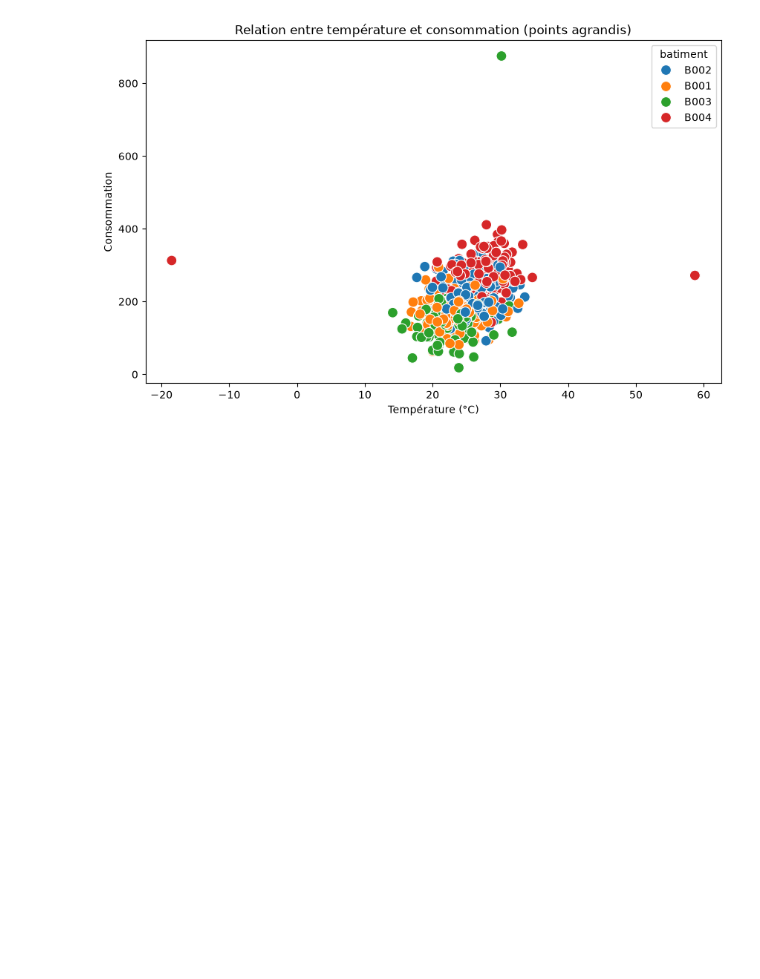
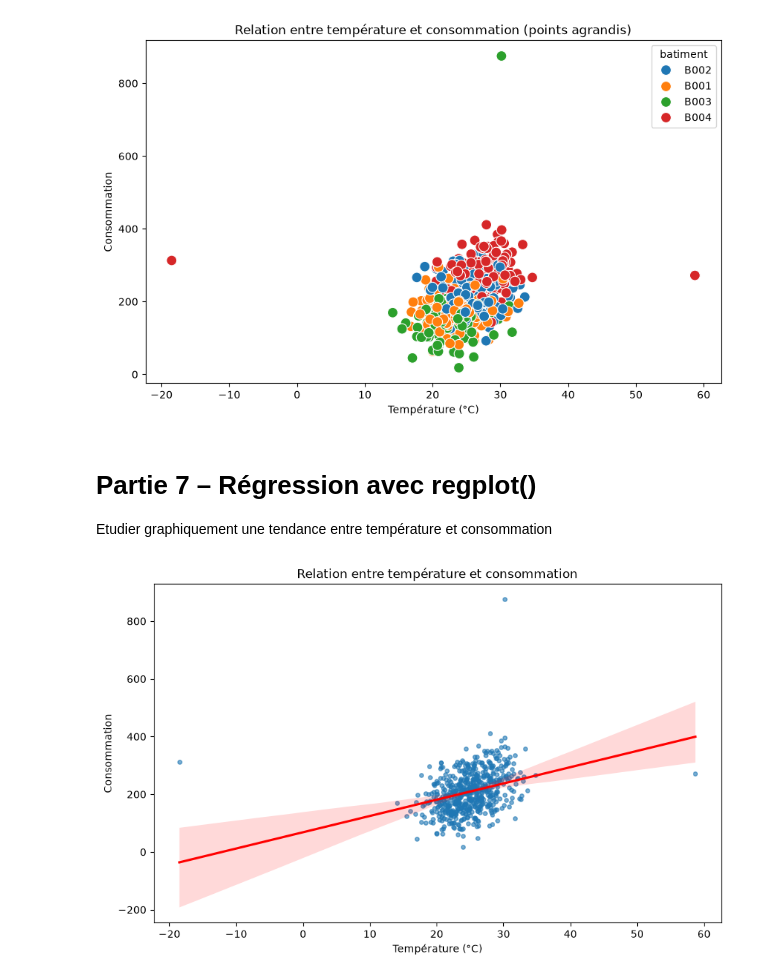
Before and after one commit to Atou-D10/atelier_seaborn_iot, a Jupyter notebook: notebooks/atelier_seaborn_iot.ipynb, the cells around one changed output. Saved outputs shown, nothing was run; the diff lists cells and outputs as text; code cells hidden in the pictures; blank space fills up the shorter version.

Commit message:
Partie 7 : Regression avec regplot

```diff
--- a/notebooks/atelier_seaborn_iot.ipynb
+++ b/notebooks/atelier_seaborn_iot.ipynb
@@ -362,3 +362,21 @@ plt.ylabel("Consommation")
 plt.show()
 # %% [output]
 [figure]
+# %% [markdown]
+# Partie 7 – Régression avec regplot()
+
+Etudier graphiquement une tendance entre température et consommation
+# %%
+# La regplot montre une relation positive entre température et consommation :
+# plus il fait chaud, plus la consommation augmente.
+# La zone rose (intervalle de confiance) s'élargit fortement aux extrémités
+# à cause des outliers, ce qui rend la droite moins fiable à ces niveaux.
+
+plt.figure(figsize=(10, 6))
+sns.regplot(data=df, x="temperature", y="consommation", scatter_kws={"s": 15, "alpha": 0.6}, line_kws={"color": "red"})
+plt.title("Relation entre température et consommation")
+plt.xlabel("Température (°C)")
+plt.ylabel("Consommation")
+plt.show()
+# %% [output]
+[figure, added]
```
